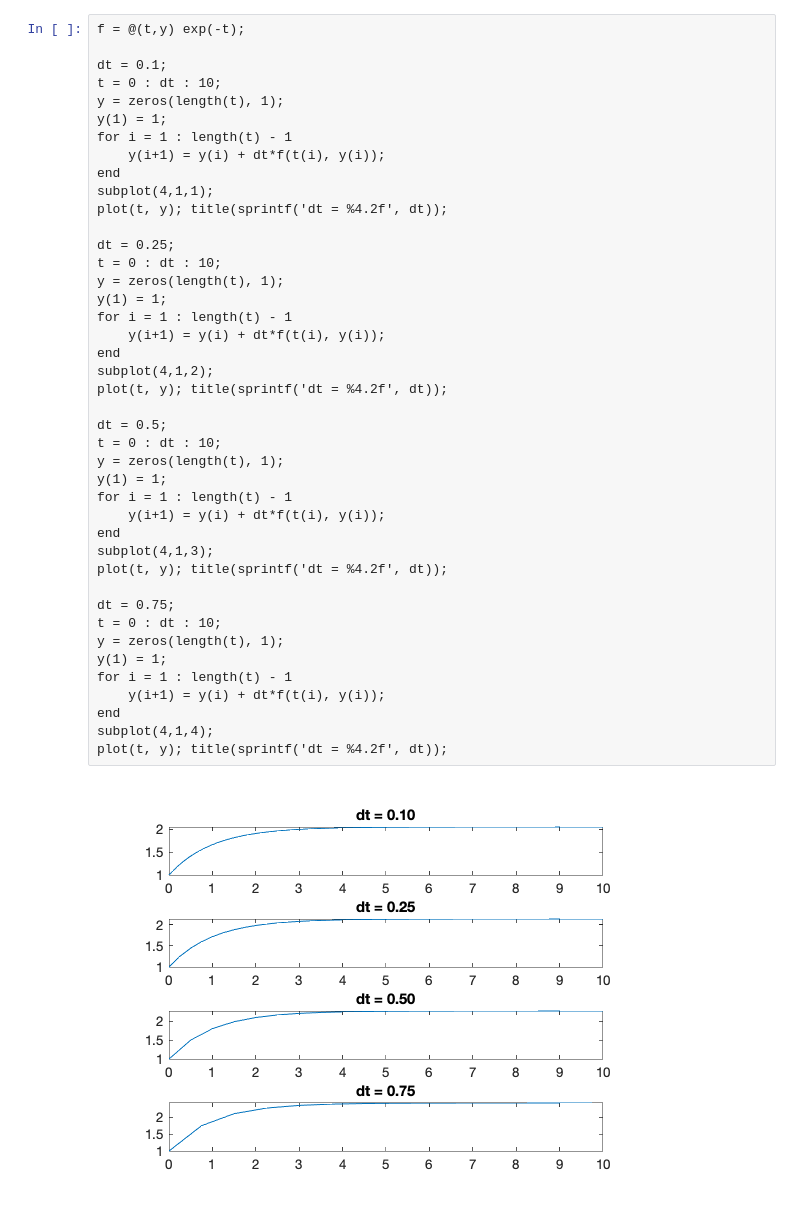
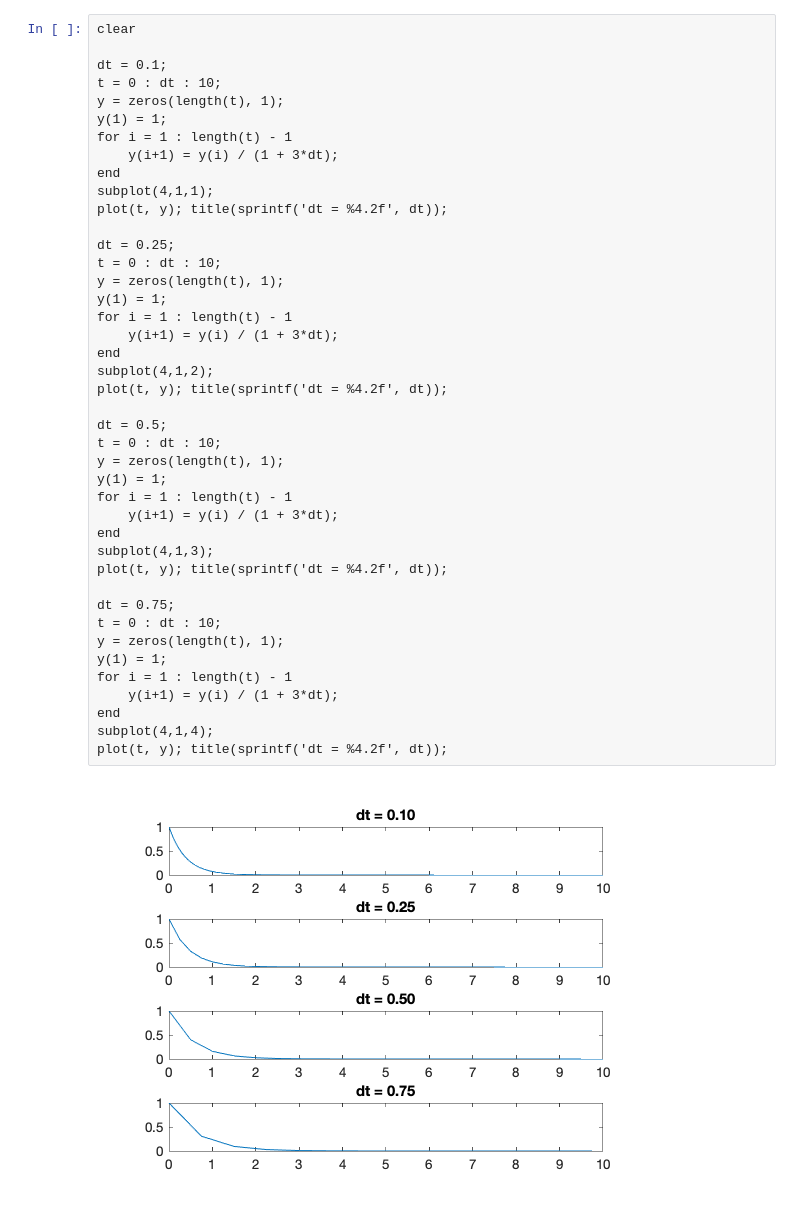
Before and after one commit to kyleniemeyer/ME373, a Jupyter notebook: docs/stiffness-stability.ipynb, the cells around one changed output. Drawn from its saved outputs; the diff is of its cells as text.

```diff
--- a/docs/stiffness-stability.ipynb
+++ b/docs/stiffness-stability.ipynb
@@ -68,44 +188,44 @@ which is **non-stiff**:
 # %%
-f = @(t,y) exp(-t);
+clear
 
 dt = 0.1;
 t = 0 : dt : 10;
 y = zeros(length(t), 1);
 y(1) = 1;
 for i = 1 : length(t) - 1
-    y(i+1) = y(i) + dt*f(t(i), y(i));
+    y(i+1) = y(i) / (1 + 3*dt);
 end
 subplot(4,1,1);
 plot(t, y); title(sprintf('dt = %4.2f', dt));
 
 dt = 0.25;
 t = 0 : dt : 10;
 y = zeros(length(t), 1);
 y(1) = 1;
 for i = 1 : length(t) - 1
-    y(i+1) = y(i) + dt*f(t(i), y(i));
+    y(i+1) = y(i) / (1 + 3*dt);
 end
 subplot(4,1,2);
 plot(t, y); title(sprintf('dt = %4.2f', dt));
 
 dt = 0.5;
 t = 0 : dt : 10;
 y = zeros(length(t), 1);
 y(1) = 1;
 for i = 1 : length(t) - 1
-    y(i+1) = y(i) + dt*f(t(i), y(i));
+    y(i+1) = y(i) / (1 + 3*dt);
 end
 subplot(4,1,3);
 plot(t, y); title(sprintf('dt = %4.2f', dt));
 
 dt = 0.75;
 t = 0 : dt : 10;
 y = zeros(length(t), 1);
 y(1) = 1;
 for i = 1 : length(t) - 1
-    y(i+1) = y(i) + dt*f(t(i), y(i));
+    y(i+1) = y(i) / (1 + 3*dt);
 end
 subplot(4,1,4);
 plot(t, y); title(sprintf('dt = %4.2f', dt));
 # %% [output]
-[figure, old version]
+[figure, new version]
```
Also changed, not shown: parts of 18 cells of this notebook.
